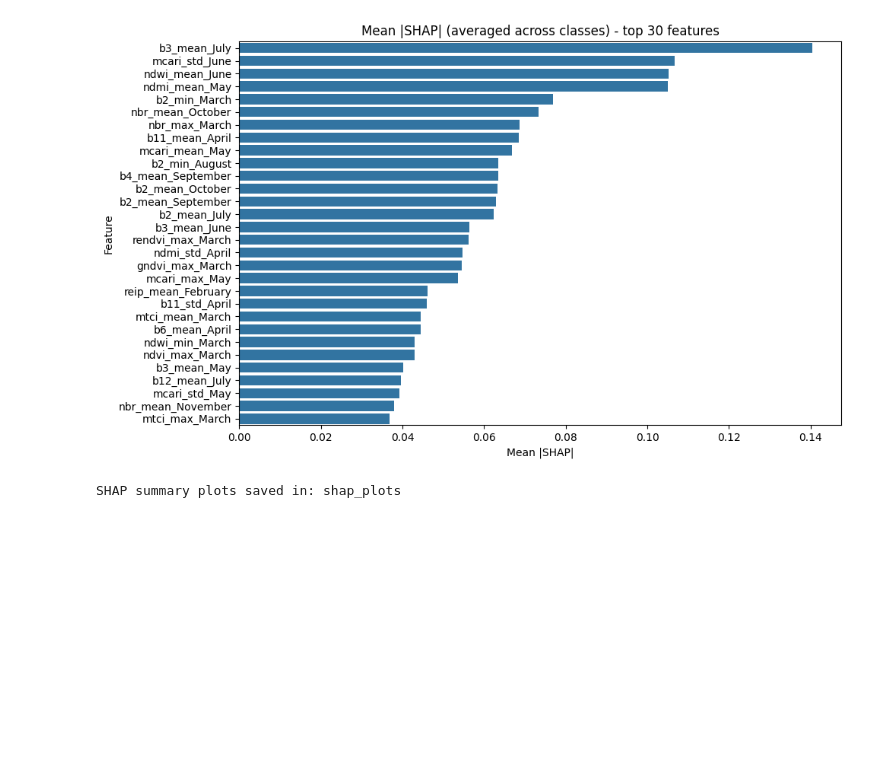
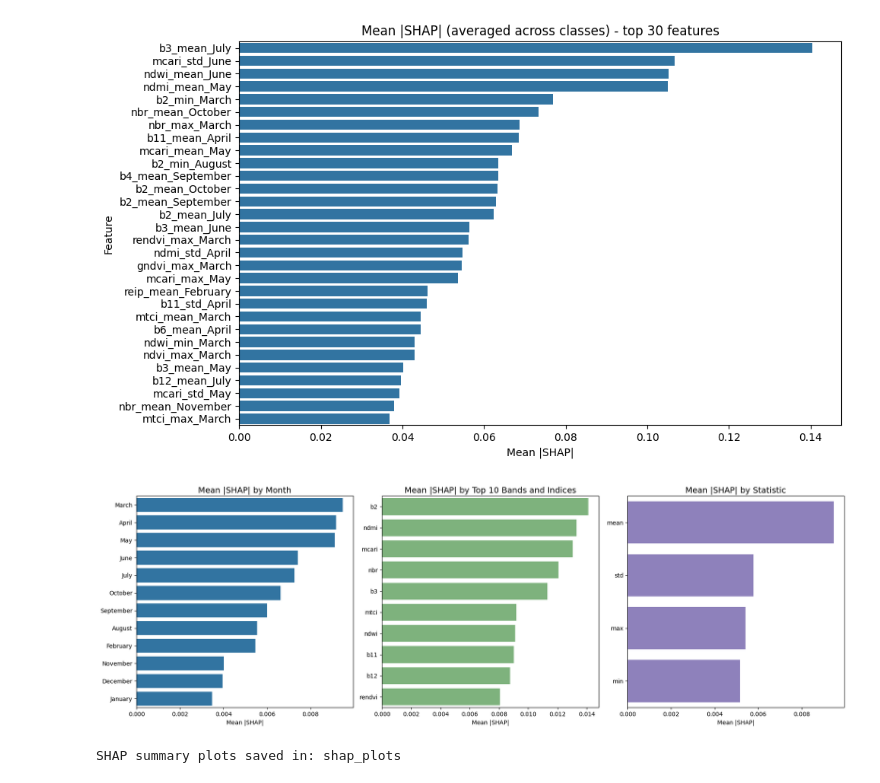
Before and after one commit to RafaelRiesle/tree_classification, a Jupyter notebook: src/analysis/feature_analysis/shap_analysis.ipynb, the cells around one changed output. Saved outputs shown, nothing was run; the diff lists cells and outputs as text; code cells hidden in the pictures; blank space fills up the shorter version.

Commit message:
add: plot with importance per category

```diff
--- a/src/analysis/feature_analysis/shap_analysis.ipynb
+++ b/src/analysis/feature_analysis/shap_analysis.ipynb
@@ -52,6 +52,10 @@ vis = ShapVisualizer(shap_values, X_test, le, output_folder="shap_plots")
 vis.plot_global_mean(top_n=30)
 # %% [output]
 [figure]
+# %%
+vis.plot_grouped_importance()
+# %% [output]
+[figure, added]
 # %%
 vis.save_class_summary_plots(max_display=10)
 vis.plot_summary_grid(ncols=3, plot_type="shap")
```
Also changed, not shown: parts of 1 cell of this notebook, 1 other file.
